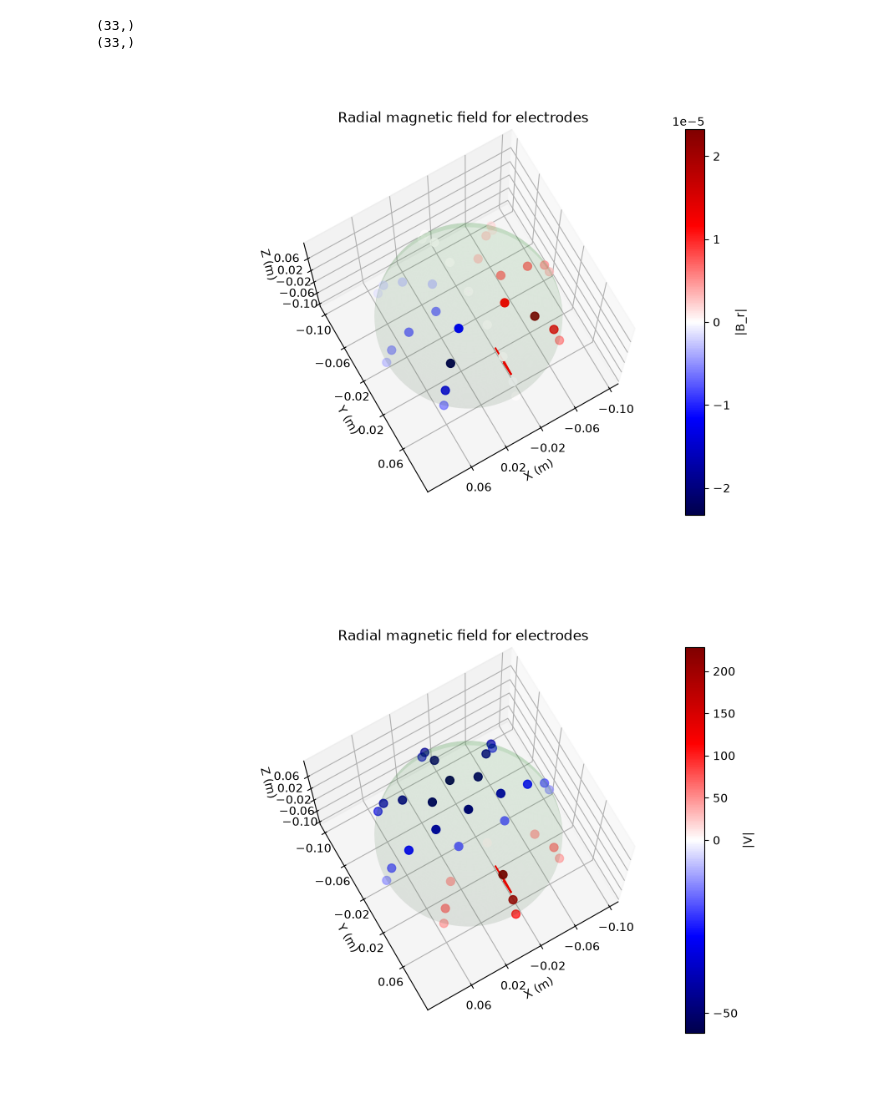
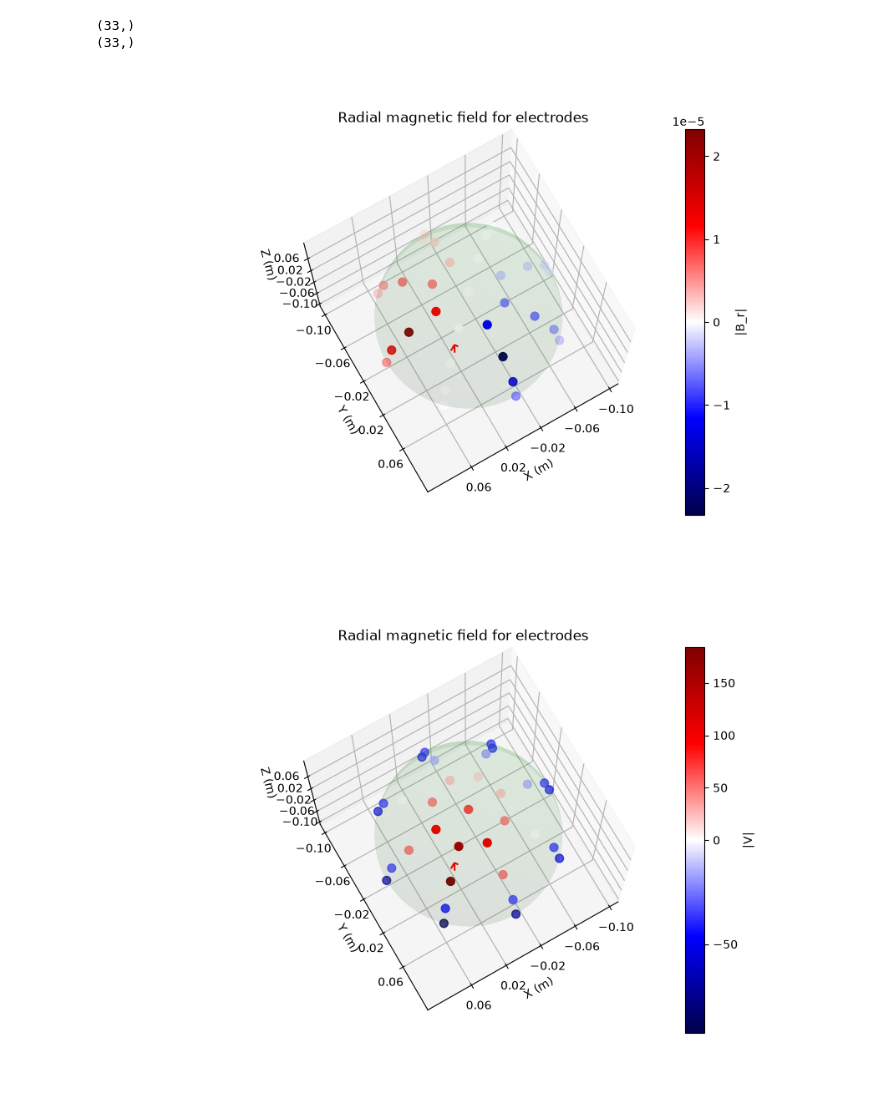
Before and after one commit to DianaDoosti/functional_neuroimaging_course, a Jupyter notebook: forward_inverse_modeling_EEG_MEG/EEG_MEG_forward.ipynb, the cells around one changed output. Drawn from its saved outputs; the diff is of its cells as text; code cells hidden in the pictures.

```diff
--- a/forward_inverse_modeling_EEG_MEG/EEG_MEG_forward.ipynb
+++ b/forward_inverse_modeling_EEG_MEG/EEG_MEG_forward.ipynb
@@ -39,6 +39,11 @@ rq_z = data1['z']
 rq = np.stack((rq_x, rq_y, rq_z), axis=1)
 r_d, theta_d, phi_d = cartesian_to_polar(rq_x, rq_y, rq_z)
 
+# Define the location and orientation vector for the dipole
+x, y, z = rq_x[104], rq_y[104], rq_z[104]
+rq_0 = np.array([x, y, z])        # (3,)
+q_0 = np.array([0, 0, 1])
+
 # Extract and organize sensor coordinates into array
 r_x = data2['x']
 r_y = data2['y']
@@ -150,35 +155,27 @@ plt.show()
 # %% [markdown]
 ### Calculate the radial magnetic flux density (Br) at each sensor for single dipole
 # %%
-# Dipole position and moment
-theta_dip = np.radians(45)
-phi_dip = np.radians(90)
-r_dip = 0.07
-
-x, y, z = Conv_coordinates(phi_dip, theta_dip, r_dip)
-
-rq = np.array([x, y, z])        # (3,)
-q  = np.array([0, 1, 0])        # A·m
-
 # MEG Lead field for this single dipole: one row per sensor
 G_single = np.zeros((m, 3))
 for i in range(m):
-    G_single[i] = Calc_G(er[i], r[i], rq)
+    G_single[i] = Calc_G(er[i], r[i], rq_0)
 
-B_r = np.dot(G_single, q)  # shape (33,), in tesla
+B_r = np.dot(G_single, q_0)  # shape (33,), in tesla
 
 print(B_r.shape)
+np.savez(data_dir / "MEG_Measurements.npz", B_r = B_r)
 
 # EEG Lead field for this single dipole: one row per sensor
 L_single = np.zeros((m, 3))
 for i in range(m):
     L_single[i] = Calc_L(theta_s[i], phi_s[i],
-                         r_dip, theta_dip, phi_dip,
+                         r_d[104], theta_d[104], phi_d[104],
                          R3, sg1, sg2, R1, R2, sigma)
 
-V = L_single @ q                      # shape (m,)
+V = np.dot(L_single, q_0)                     # shape (m,)
 V = V - V.mean()                      # average reference
 print(V.shape)
+np.savez(data_dir / "EEG_Measurements.npz", V = V)
 # %% [output]
 (33,)
 (33,)
@@ -218,7 +215,7 @@ scatter = ax.scatter(
 cbar = plt.colorbar(scatter)
 cbar.set_label('|B_r|')
 
-ax.quiver(rq[0], rq[1], rq[2], q[0], q[1], q[2], color='r', length=0.03,
+ax.quiver(rq_x[104], rq_y[104], rq_z[104], q_0[0], q_0[1], q_0[2], color='r', length=0.03,
           normalize=True, arrow_length_ratio=0.5)
 
 radius = 0.09
@@ -240,7 +237,7 @@ ax.view_init(elev=75, azim=60) # Diagonal view
 
 plt.show()
 # %% [output]
-[figure, old version]
+[figure, new version]
 # %%
 fig = plt.figure(figsize=(9, 6))
 ax = fig.add_subplot(111, projection='3d')
@@ -271,32 +268,32 @@ scatter = ax.scatter(
     cmap='seismic',
     norm=norm,
     s=50
 )
 
 # Adding color bar
 cbar = plt.colorbar(scatter)
 cbar.set_label('|V|')
 
-ax.quiver(rq[0], rq[1], rq[2], q[0], q[1], q[2], color='r', length=0.03,
+ax.quiver(rq_x[104], rq_y[104], rq_z[104], q_0[0], q_0[1], q_0[2], color='r', length=0.03,
           normalize=True, arrow_length_ratio=0.5)
 
 radius = 0.09
 u = np.linspace(0, 2 * np.pi, 100)
 v = np.linspace(0, np.pi / 2, 100)
 
 x_hemisphere = radius * np.outer(np.cos(u), np.sin(v))
 y_hemisphere = radius * np.outer(np.sin(u), np.sin(v))
 z_hemisphere = radius * np.outer(np.ones(np.size(u)), np.cos(v))
 
 ax.plot_surface(x_hemisphere, y_hemisphere, z_hemisphere, color='g', alpha=0.1)
 
 ax.set_xlabel('X (m)')
 ax.set_ylabel('Y (m)')
 ax.set_zlabel('Z (m)')
 
 
 ax.view_init(elev=75, azim=60) # Diagonal view
 
 plt.show()
 # %% [output]
-[figure, old version]
+[figure, new version]
```
Also changed, not shown: parts of 2 cells of this notebook, 8 other files.
